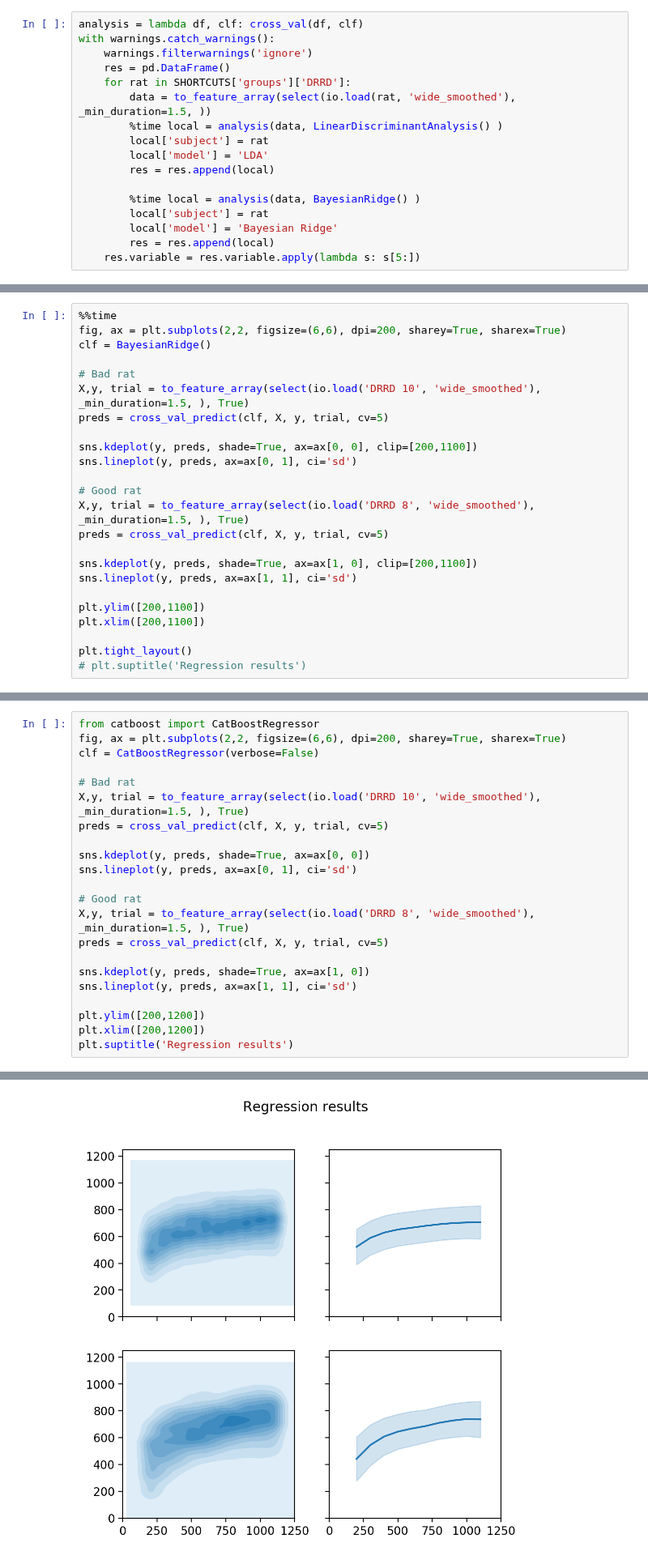
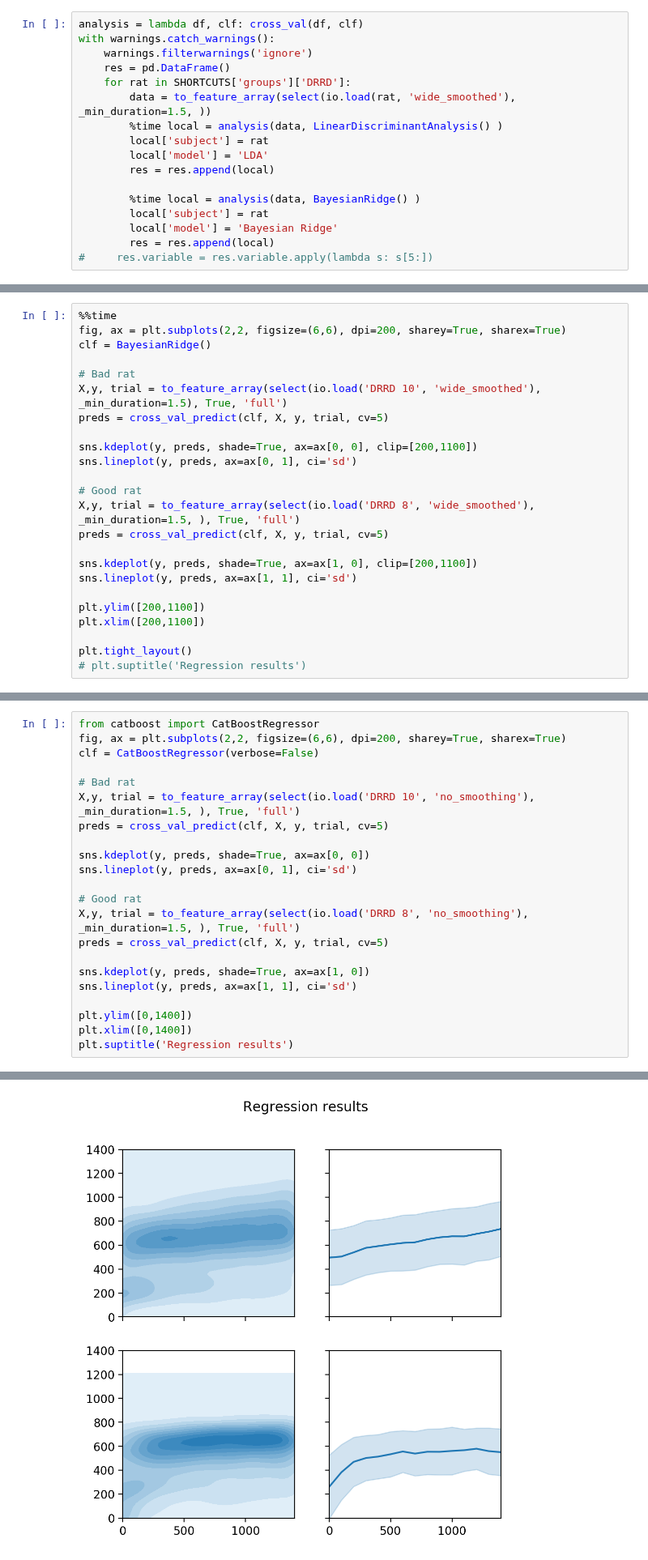
Before and after one commit to EstevaoUyra/spikelearn, a Jupyter notebook: notebooks/exploration/explained variance is a better metric.ipynb, the cells around one changed output, grey strips where cells are left out. Shown at 81% size. Cells and saved outputs as stored; diff of their text form.

```diff
--- a/notebooks/exploration/explained variance is a better metric.ipynb
+++ b/notebooks/exploration/explained variance is a better metric.ipynb
@@ -151,5 +134,5 @@ with warnings.catch_warnings():
         local['subject'] = rat
         local['model'] = 'Bayesian Ridge'
         res = res.append(local)
-    res.variable = res.variable.apply(lambda s: s[5:])
+#     res.variable = res.variable.apply(lambda s: s[5:])
 # %% [output]
@@ -234,14 +220,14 @@ fig, ax = plt.subplots(2,2, figsize=(6,6), dpi=200, sharey=True, sharex=True)
 clf = BayesianRidge()
 
 # Bad rat
-X,y, trial = to_feature_array(select(io.load('DRRD 10', 'wide_smoothed'), _min_duration=1.5, ), True)
+X,y, trial = to_feature_array(select(io.load('DRRD 10', 'wide_smoothed'), _min_duration=1.5), True, 'full')
 preds = cross_val_predict(clf, X, y, trial, cv=5)
 
 sns.kdeplot(y, preds, shade=True, ax=ax[0, 0], clip=[200,1100])
 sns.lineplot(y, preds, ax=ax[0, 1], ci='sd')
 
 # Good rat
-X,y, trial = to_feature_array(select(io.load('DRRD 8', 'wide_smoothed'), _min_duration=1.5, ), True)
+X,y, trial = to_feature_array(select(io.load('DRRD 8', 'wide_smoothed'), _min_duration=1.5, ), True, 'full')
 preds = cross_val_predict(clf, X, y, trial, cv=5)
 
 sns.kdeplot(y, preds, shade=True, ax=ax[1, 0], clip=[200,1100])
@@ -261,25 +243,25 @@ Wall time: 16.5 s
 # %%
 from catboost import CatBoostRegressor
 fig, ax = plt.subplots(2,2, figsize=(6,6), dpi=200, sharey=True, sharex=True)
 clf = CatBoostRegressor(verbose=False)
 
 # Bad rat
-X,y, trial = to_feature_array(select(io.load('DRRD 10', 'wide_smoothed'), _min_duration=1.5, ), True)
+X,y, trial = to_feature_array(select(io.load('DRRD 10', 'no_smoothing'), _min_duration=1.5, ), True, 'full')
 preds = cross_val_predict(clf, X, y, trial, cv=5)
 
 sns.kdeplot(y, preds, shade=True, ax=ax[0, 0])
 sns.lineplot(y, preds, ax=ax[0, 1], ci='sd')
 
 # Good rat
-X,y, trial = to_feature_array(select(io.load('DRRD 8', 'wide_smoothed'), _min_duration=1.5, ), True)
+X,y, trial = to_feature_array(select(io.load('DRRD 8', 'no_smoothing'), _min_duration=1.5, ), True, 'full')
 preds = cross_val_predict(clf, X, y, trial, cv=5)
 
 sns.kdeplot(y, preds, shade=True, ax=ax[1, 0])
 sns.lineplot(y, preds, ax=ax[1, 1], ci='sd')
 
-plt.ylim([200,1200])
-plt.xlim([200,1200])
+plt.ylim([0,1400])
+plt.xlim([0,1400])
 plt.suptitle('Regression results')
 # %% [output]
 Text(0.5,0.98,'Regression results')
-[figure, old version]
+[figure, new version]
```
Also changed, not shown: parts of 12 cells of this notebook, 5 other files.
